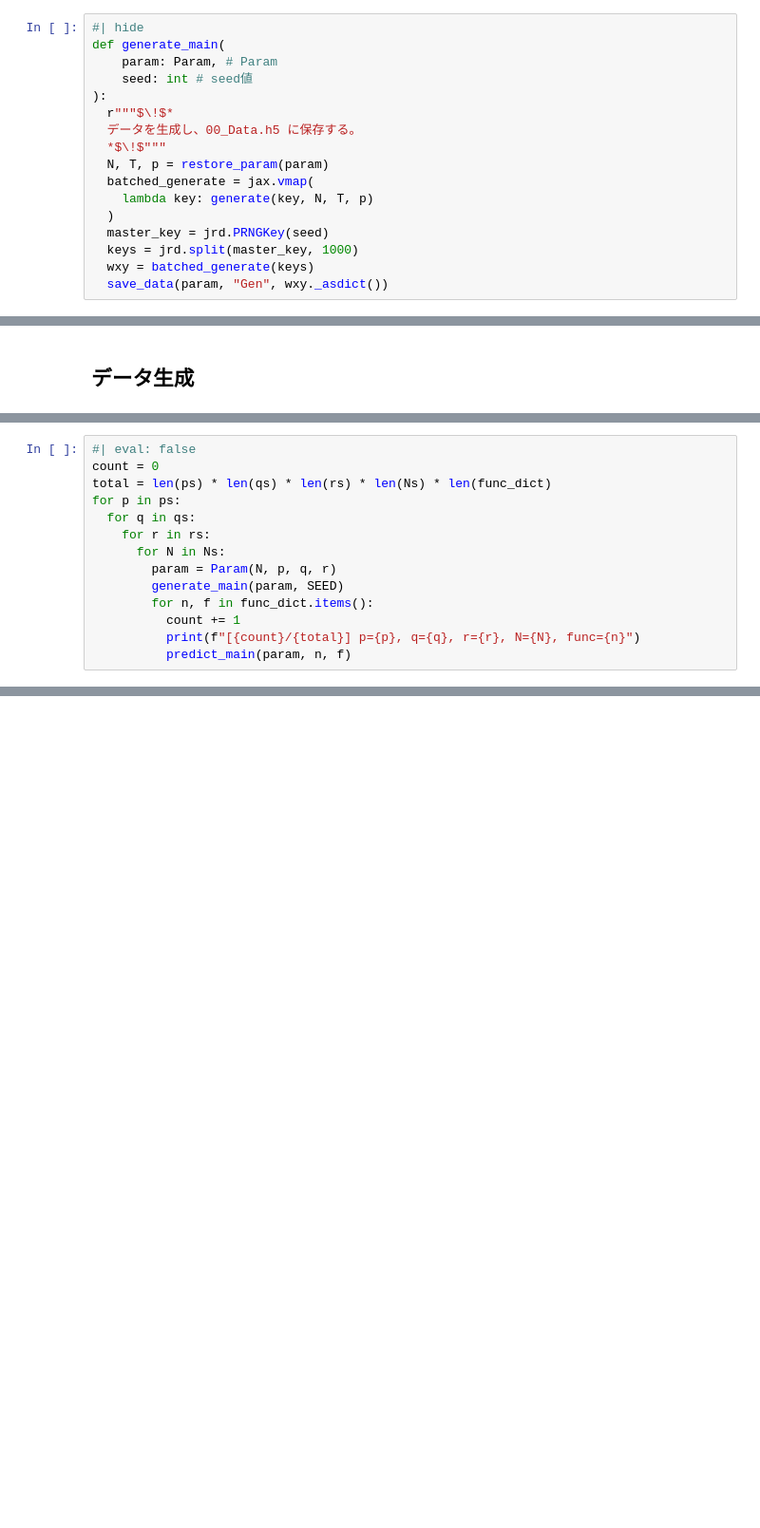
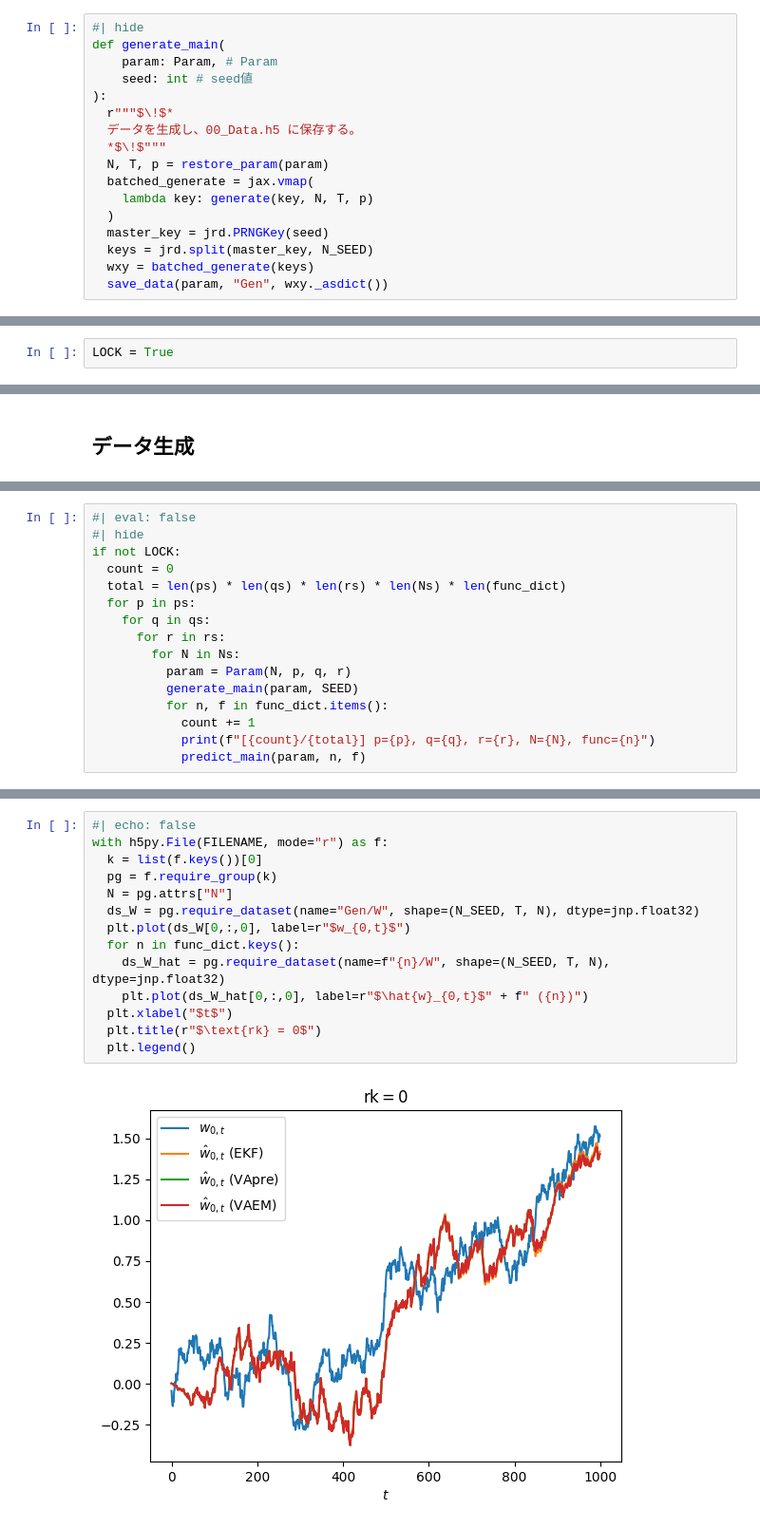
Before and after one commit to SuzuSys/KalmanPaper, a Jupyter notebook: nbs/AnalysisStorage/00_Analysis.ipynb, the cells around one changed output, grey strips where cells are left out. Shown: that part at 95% size. Drawn from its saved outputs; the diff is of its cells as text; blank space fills up the shorter version.

```diff
--- a/nbs/AnalysisStorage/00_Analysis.ipynb
+++ b/nbs/AnalysisStorage/00_Analysis.ipynb
@@ -319,7 +343,7 @@ def generate_main(
     lambda key: generate(key, N, T, p)
   )
   master_key = jrd.PRNGKey(seed)
-  keys = jrd.split(master_key, 1000)
+  keys = jrd.split(master_key, N_SEED)
   wxy = batched_generate(keys)
   save_data(param, "Gen", wxy._asdict())
 # %%
@@ -384,5 +408,7 @@ sp.reshow_doc(predict_main)
 | func | Callable | $N,T,\{\mathbf x_t\}_{t=0,\ldots,T-1},\{y_t\}_{t=0,\ldots,T-1},\mathrm{p}\to\{\hat{\mathbf w_t}\}_{t=0,\ldots,T-1},\{\mathbf P_{t/t}\}_{t=0,\ldots,T-1},\ldots$ |
 # %% [markdown]
 ## 関数のテスト
+# %%
+LOCK = True
 # %%
 #| eval: false
@@ -432,15 +468,17 @@ func_dict: dict[str, Callable[[int, int, Float[Array, "T N"], Float[Array, "T"],
 }
 # %%
 #| eval: false
-count = 0
-total = len(ps) * len(qs) * len(rs) * len(Ns) * len(func_dict)
-for p in ps:
-  for q in qs:
-    for r in rs:
-      for N in Ns:
-        param = Param(N, p, q, r)
-        generate_main(param, SEED)
-        for n, f in func_dict.items():
-          count += 1
-          print(f"[{count}/{total}] p={p}, q={q}, r={r}, N={N}, func={n}")
-          predict_main(param, n, f)
+#| hide
+if not LOCK:
+  count = 0
+  total = len(ps) * len(qs) * len(rs) * len(Ns) * len(func_dict)
+  for p in ps:
+    for q in qs:
+      for r in rs:
+        for N in Ns:
+          param = Param(N, p, q, r)
+          generate_main(param, SEED)
+          for n, f in func_dict.items():
+            count += 1
+            print(f"[{count}/{total}] p={p}, q={q}, r={r}, N={N}, func={n}")
+            predict_main(param, n, f)
@@ -446,0 +489,16 @@ for p in ps:
+# %%
+#| echo: false
+with h5py.File(FILENAME, mode="r") as f:
+  k = list(f.keys())[0]
+  pg = f.require_group(k)
+  N = pg.attrs["N"]
+  ds_W = pg.require_dataset(name="Gen/W", shape=(N_SEED, T, N), dtype=jnp.float32)
+  plt.plot(ds_W[0,:,0], label=r"$w_{0,t}$")
+  for n in func_dict.keys():
+    ds_W_hat = pg.require_dataset(name=f"{n}/W", shape=(N_SEED, T, N), dtype=jnp.float32)
+    plt.plot(ds_W_hat[0,:,0], label=r"$\hat{w}_{0,t}$" + f" ({n})")
+  plt.xlabel("$t$")
+  plt.title(r"$\text{rk} = 0$")
+  plt.legend()
+# %% [output]
+[figure, added]
```
Also changed, not shown: parts of 21 cells of this notebook, 2 other files.
